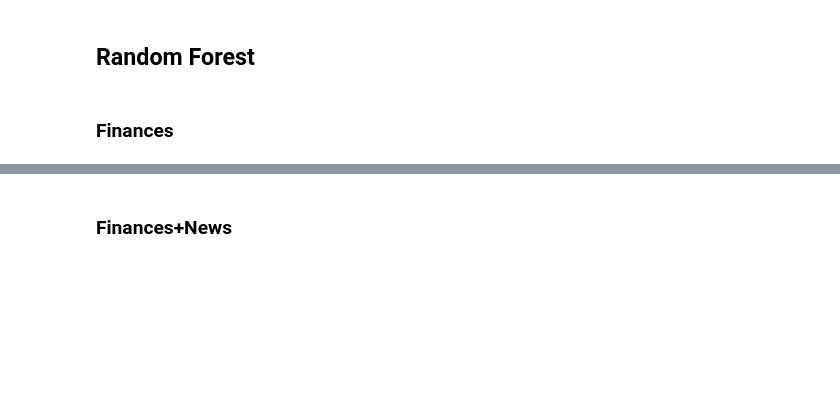
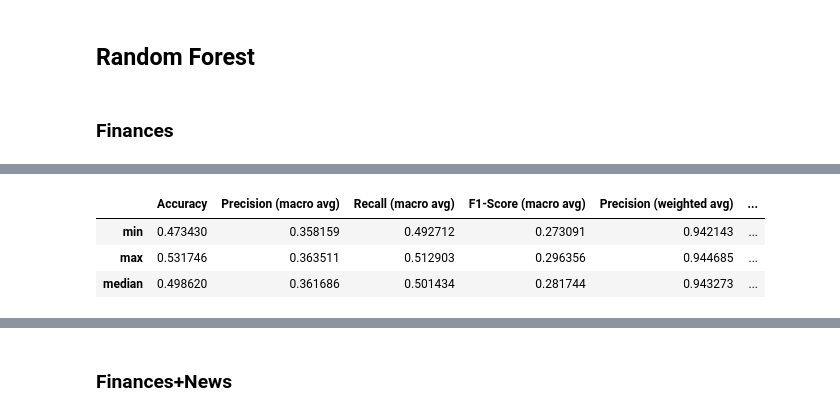
Before and after one commit to ReAlex1902/stock-trend-pred, a Jupyter notebook: modeling_v2.ipynb, the cells around one changed output, grey strips where cells are left out. Saved outputs shown, nothing was run; the diff lists cells and outputs as text; code cells hidden in the pictures; blank space fills up the shorter version.

Commit message:
Random forest

```diff
--- a/modeling_v2.ipynb
+++ b/modeling_v2.ipynb
@@ -547,25 +557,0 @@ y_test = y_encoded[int(df.shape[0]*train_size):]
-# %%
-# Инициализация RandomForestClassifier
-rf_classifier = RandomForestClassifier(
-                    n_estimators = 400,
-                    criterion = 'entropy',
-                    min_samples_split = 23,
-                    min_samples_leaf = 21,
-                    max_depth = 16,
-                    random_state=11,
-                    n_jobs = -1,
-                    verbose = 10)
-
-# Обучение модели
-rf_classifier.fit(X_train, y_train)
-
-# Предсказание на тестовом наборе
-y_pred = rf_classifier.predict(X_test)
-
-# Оценка точности модели
-accuracy = accuracy_score(y_test, y_pred)
-print(f'Accuracy: {accuracy:.2f}')
-
-# Вывод отчета по классификации
-class_report = classification_report(y_test, y_pred, target_names=label_encoder.classes_)
-print(f'Classification Report:\n{class_report}')
@@ -631,3 +630,10 @@ building tree 50 of 400
+# %%
+df_results.iloc[:, 2:].agg(['min', 'max', 'median'])
+# %% [output]
+|  | Accuracy | Precision (macro avg) | Recall (macro avg) | F1-Score (macro avg) | Precision (weighted avg) | ... |
+| min | 0.473430 | 0.358159 | 0.492712 | 0.273091 | 0.942143 | ... |
+| max | 0.531746 | 0.363511 | 0.512903 | 0.296356 | 0.944685 | ... |
+| median | 0.498620 | 0.361686 | 0.501434 | 0.281744 | 0.943273 | ... |
 # %%
 import matplotlib.pyplot as plt
 
```
Also changed, not shown: parts of 15 cells of this notebook.
